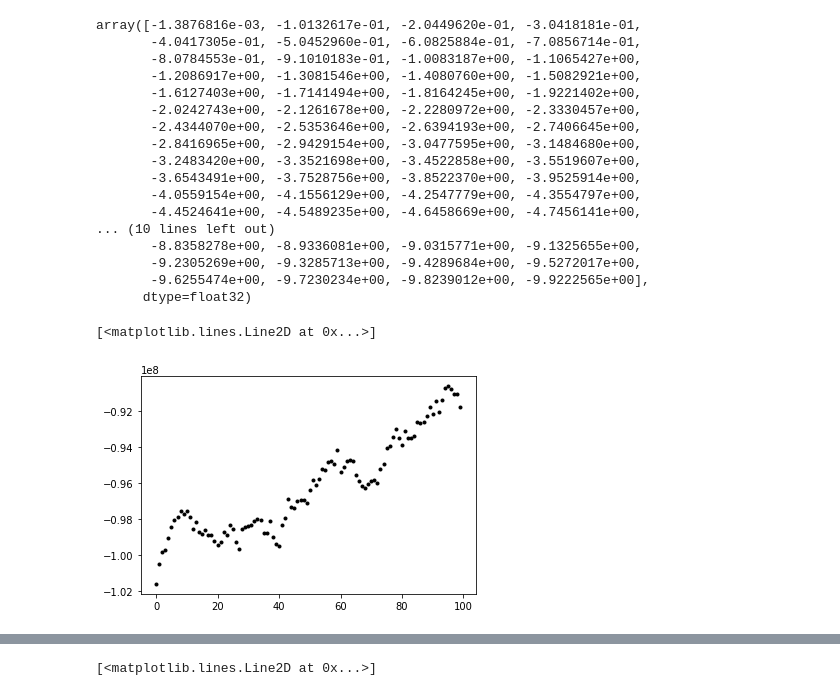
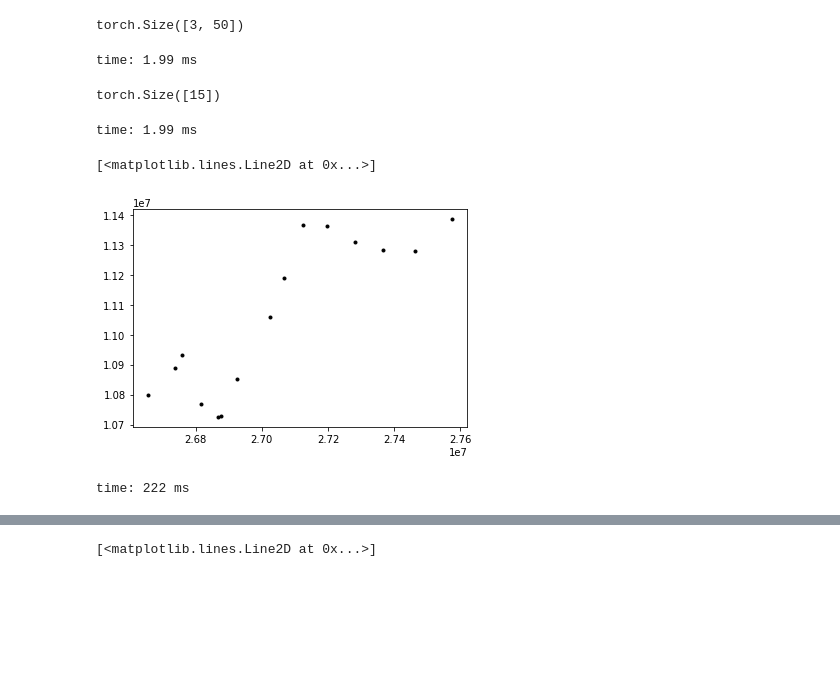
Before and after one commit to peijin94/SunRay, a Jupyter notebook: ray_scat_test.ipynb, the cells around one changed output, grey strips where cells are left out. Drawn from its saved outputs; the diff is of its cells as text; code cells hidden in the pictures; blank space fills up the shorter version.

```diff
--- a/ray_scat_test.ipynb
+++ b/ray_scat_test.ipynb
@@ -25,28 +16,19 @@ array([1.94791146e-02, 1.72621512e+00, 3.48708010e+00, 5.24793339e+00,
-# %%
-r_vec_collect_local[:,1,0]
-# %% [output]
-array([-1.3876816e-03, -1.0132617e-01, -2.0449620e-01, -3.0418181e-01,
-       -4.0417305e-01, -5.0452960e-01, -6.0825884e-01, -7.0856714e-01,
-       -8.0784553e-01, -9.1010183e-01, -1.0083187e+00, -1.1065427e+00,
-       -1.2086917e+00, -1.3081546e+00, -1.4080760e+00, -1.5082921e+00,
-       -1.6127403e+00, -1.7141494e+00, -1.8164245e+00, -1.9221402e+00,
-       -2.0242743e+00, -2.1261678e+00, -2.2280972e+00, -2.3330457e+00,
-       -2.4344070e+00, -2.5353646e+00, -2.6394193e+00, -2.7406645e+00,
-       -2.8416965e+00, -2.9429154e+00, -3.0477595e+00, -3.1484680e+00,
-       -3.2483420e+00, -3.3521698e+00, -3.4522858e+00, -3.5519607e+00,
-       -3.6543491e+00, -3.7528756e+00, -3.8522370e+00, -3.9525914e+00,
-       -4.0559154e+00, -4.1556129e+00, -4.2547779e+00, -4.3554797e+00,
-       -4.4524641e+00, -4.5489235e+00, -4.6458669e+00, -4.7456141e+00,
-... (10 lines left out)
-       -8.8358278e+00, -8.9336081e+00, -9.0315771e+00, -9.1325655e+00,
-       -9.2305269e+00, -9.3285713e+00, -9.4289684e+00, -9.5272017e+00,
-       -9.6255474e+00, -9.7230234e+00, -9.8239012e+00, -9.9222565e+00],
-      dtype=float32)
+# %%
+r_vec.shape
+# %% [output]
+torch.Size([3, 50])
+time: 1.99 ms
+# %%
+t_collect.shape
+# %% [output]
+torch.Size([15])
+time: 1.99 ms
 # %%
-plt.plot(k_vec_collect[:,0,0],'k.')
+plt.plot(k_vec_collect[:,0,0],k_vec_collect[:,0,1],'k.')
 # %% [output]
 [<matplotlib.lines.Line2D at 0x...>]
-[figure, old version]
+[figure, new version]
+time: 222 ms
 # %%
 for num in range(photon_N):
     plt.plot(r_vec_collect[:,2,num],r_vec_collect[:,1,num])
```
Also changed, not shown: parts of 4 cells of this notebook, 6 other files.
